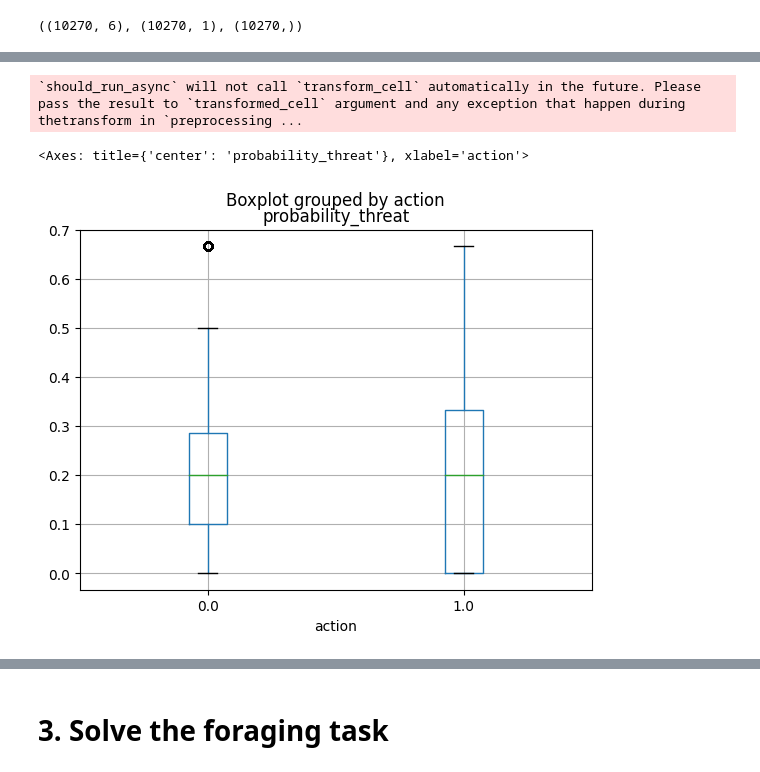
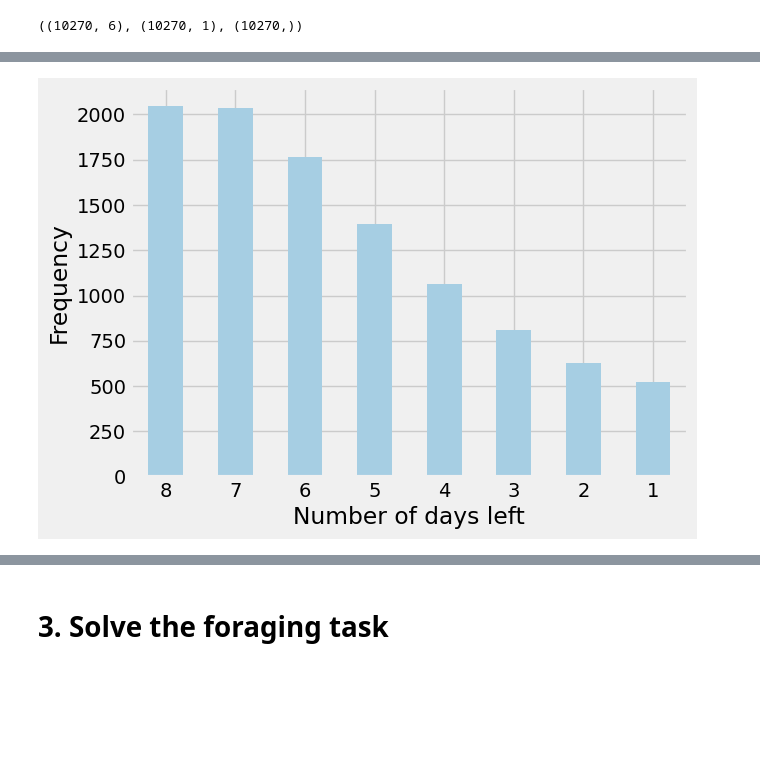
Before and after one commit to faizankshaikh/ForaGym, a Jupyter notebook: notebooks/DataAnalysis.ipynb, the cells around one changed output, grey strips where cells are left out. Drawn from its saved outputs; the diff is of its cells as text; code cells hidden in the pictures; blank space fills up the shorter version.

```diff
--- a/notebooks/DataAnalysis.ipynb
+++ b/notebooks/DataAnalysis.ipynb
@@ -229,7 +189,13 @@ df.boxplot("probability_success", "action")
-# %%
-#@title Box plot of "probability_threat" for a particular "action"
-df.boxplot("probability_threat", "action")
-# %% [output]
-`should_run_async` will not call `transform_cell` automatically in the future. Please pass the result to `transformed_cell` argument and any exception that happen during thetransform in `preprocessing ...
-<Axes: title={'center': 'probability_threat'}, xlabel='action'>
-[figure, removed]
+# %%
+#@title Frequency plot of "days_left"
+counts = df["days_left"].value_counts(sort=False).sort_index(inplace=False, ascending=False)
+custom_counts = pd.Series(counts.values, index=list(range(8, 0, -1)))
+ax = custom_counts.plot(kind="bar", colormap='Paired')
+
+ax.set_ylabel("Frequency")
+ax.set_xlabel("Number of days left")
+ax.tick_params(axis='x', rotation=0)
+
+plt.style.use("fivethirtyeight")
+# %% [output]
+[figure, added]
```
Also changed, not shown: parts of 18 cells of this notebook.
